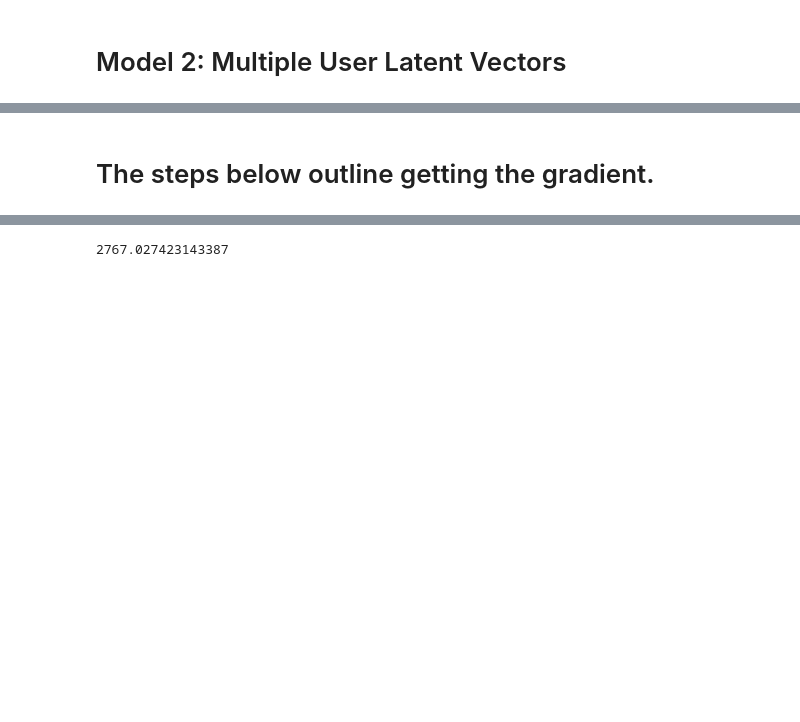
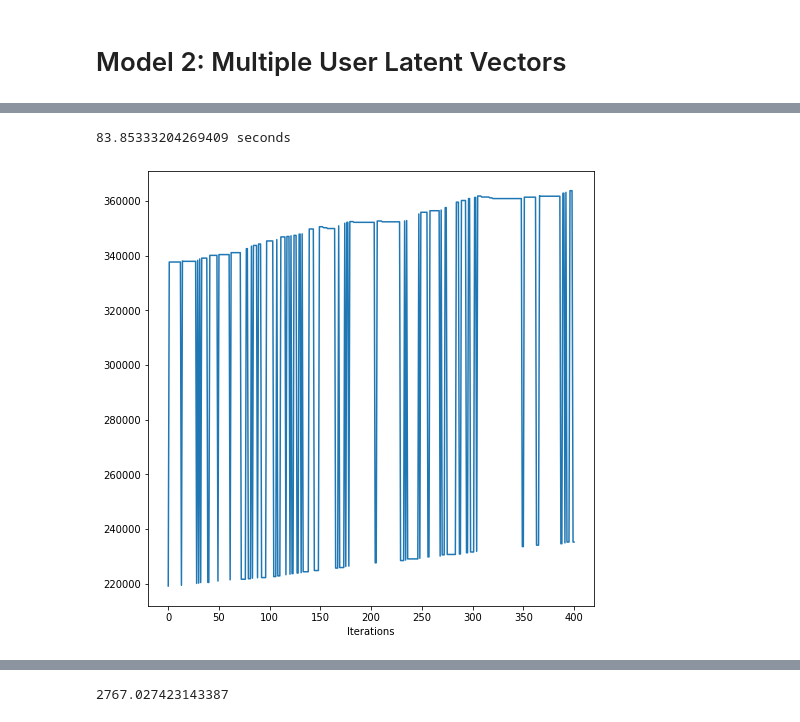
Before and after one commit to taylorhawks/globo-nonlinear-latent-factorization, a Jupyter notebook: Notebook.ipynb, the cells around one changed output, grey strips where cells are left out. Drawn from its saved outputs; the diff is of its cells as text; code cells hidden in the pictures; blank space fills up the shorter version.

```diff
--- a/Notebook.ipynb
+++ b/Notebook.ipynb
@@ -504,4 +556,8 @@ nm.instantiate_errors()
 # %%
-nm.gradient_descent(test=True,alpha=0.001, max_iterations=50, test_size=128)
+nm.reset_errors()
+start = time()
+nm.gradient_descent(test=True,alpha=0.01, max_iterations=400, test_size=128, hinge_param = 10)
+print(time() - start, 'seconds')
+# %% [output]
+83.85333204269409 seconds
+[figure, added]
-# %% [markdown]
-# The steps below outline getting the gradient.
```
Also changed, not shown: parts of 11 cells of this notebook.
